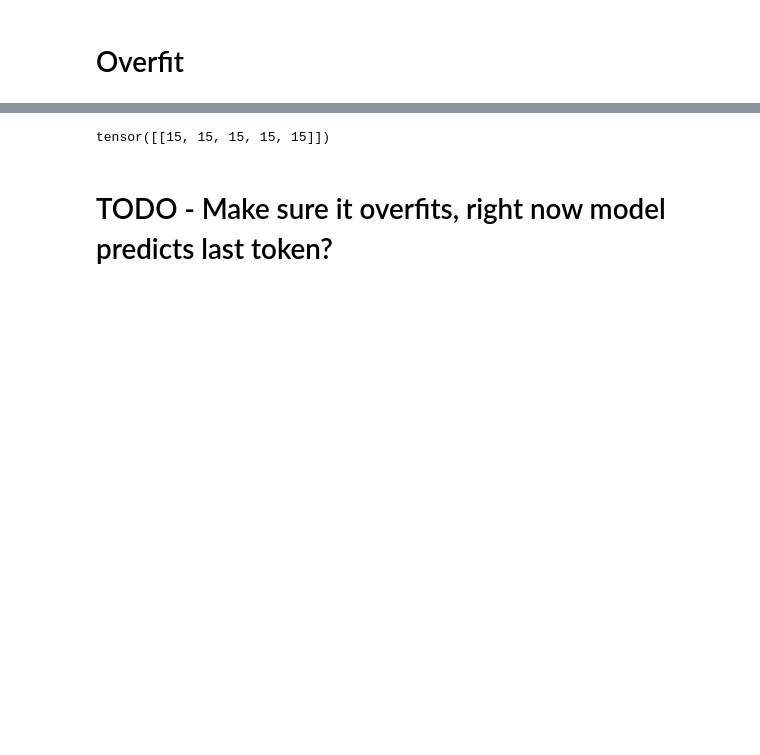
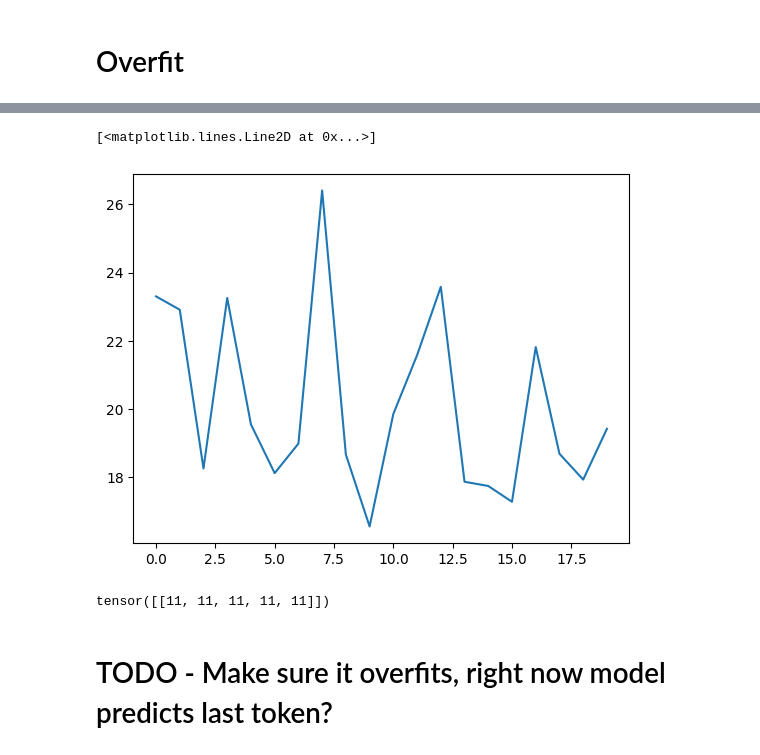
Before and after one commit to huggingface/workshops, a Jupyter notebook: reading-group/session-3/Chapter_3.ipynb, the cells around one changed output, grey strips where cells are left out. Saved outputs shown, nothing was run; the diff lists cells and outputs as text; code cells hidden in the pictures; blank space fills up the shorter version.

Commit message:
add code to plot loss

```diff
--- a/reading-group/session-3/Chapter_3.ipynb
+++ b/reading-group/session-3/Chapter_3.ipynb
@@ -209,8 +207,6 @@ positional_embedding_layer = nn.Embedding(seq_len, embedding_dim)
 transformer = Transformer(num_heads, embedding_layer, positional_embedding_layer, dropout_prob, seq_len, vocab_size)
 
 check_shape(transformer.forward, torch.Size([1, seq_len, vocab_size]), input_ids, labels)
-# %%
-op = transformer(input_ids, labels)
 # %% [markdown]
 # Overfit
 # %%
@@ -220,2 +215,0 @@ input_ids, labels
-# %%
-labels[-1] = 15
@@ -224,19 +216,28 @@ F.cross_entropy??
 # %%
 import torch.optim as optim
 from tqdm import tqdm
-optimizer = optim.Adam(transformer.parameters())
-num_epochs = 100
+optimizer = optim.SGD(transformer.parameters(), lr=1e-4)
+num_epochs = 20
+losses = []
 
 for i in tqdm(range(num_epochs)):
     op = transformer(input_ids, labels).squeeze()
     loss = F.cross_entropy(op, labels.squeeze())
+    losses.append(loss.item())
     loss.backward()
     optimizer.step()
+# %%
+import matplotlib.pyplot as plt
+
+plt.plot(list(range(len(losses))), losses)
+# %% [output]
+[<matplotlib.lines.Line2D at 0x...>]
+[figure, added]
 # %%
 op = transformer(input_ids, labels)
 # %%
 op.argmax(dim=2)
 # %% [output]
-tensor([[15, 15, 15, 15, 15]])
+tensor([[11, 11, 11, 11, 11]])
 # %% [markdown]
 # TODO - Make sure it overfits, right now model predicts last token?
```
Also changed, not shown: parts of 3 cells of this notebook.
